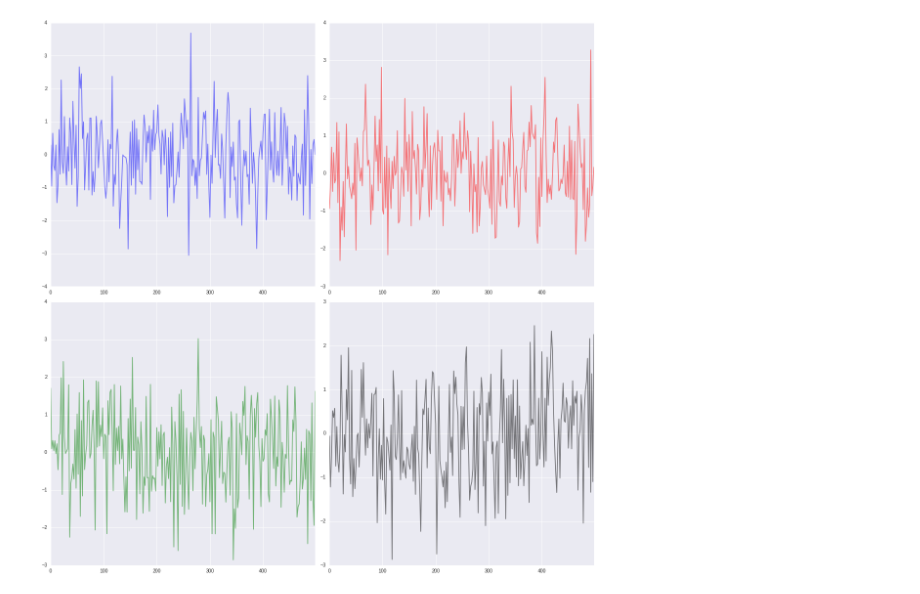
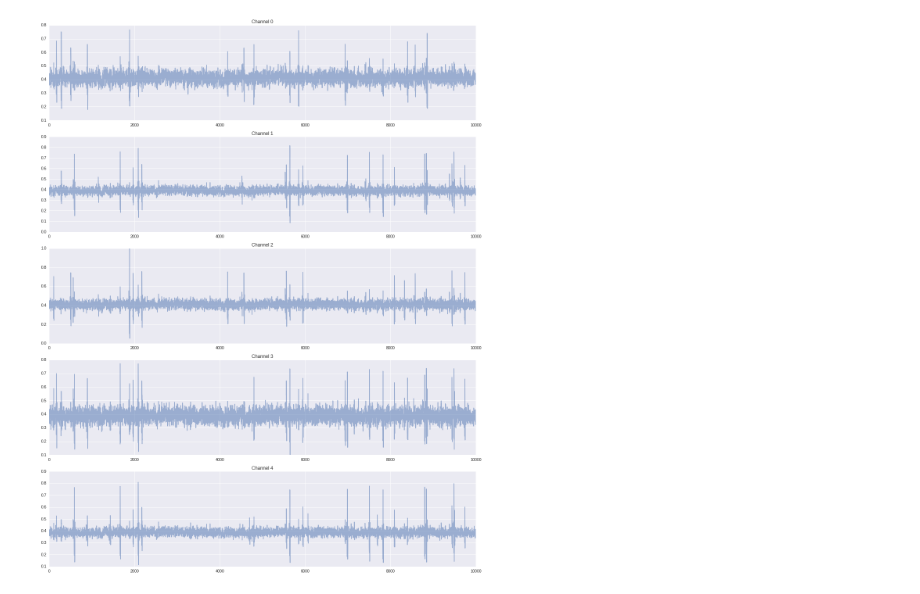
Before and after one commit to mtambos/neuralnets_project, a Jupyter notebook: src/NN_Project.ipynb, the cells around one changed output. Drawn from its saved outputs; the diff is of its cells as text; code cells hidden in the pictures.

```diff
--- a/src/NN_Project.ipynb
+++ b/src/NN_Project.ipynb
@@ -68,10 +22,0 @@ def generate_waveforms(channels_nr=4, waveforms_nr=2, data_len=10000, window_siz
-# %%
-data = pd.DataFrame(generate_waveforms())
-f, axes = plt.subplots(2, 2, figsize=(16, 16))
-data.iloc[:500:2, 0].plot(alpha=0.5, ax=axes[0, 0], c='b')
-data.iloc[:500:2, 1].plot(alpha=0.5, ax=axes[0, 1], c='r')
-data.iloc[:500:2, 2].plot(alpha=0.5, ax=axes[1, 0], c='g')
-data.iloc[:500:2, 3].plot(alpha=0.5, ax=axes[1, 1], c='k')
-f.tight_layout()
-# %% [output]
-[figure, removed]
@@ -77,0 +32,42 @@ f.tight_layout()
+# %%
+data_fname = '{}n_{}c_{}l.csv'.format(neuron_nr, channels_nr, data_len)
+firings_fname = '{}n_{}c_{}l_firings.csv'.format(neuron_nr, channels_nr, data_len)
+
+if os.path.exists(data_fname):
+    data = pd.read_csv(data_fname)
+    firings = pd.read_csv(firings_fname, index_col=0)
+    firings.columns = ['neuron', 'fire_idx']
+else:
+    data, neurons = generate_waveforms(data_len=data_len, channels_nr=channels_nr,
+                                       neuron_params=neuron_params, window_size=window_size)
+
+    data = pd.DataFrame(data)
+    data['index'] = data.index
+    data.to_csv(data_fname, index=False)
+
+    firings = [[i, j] for i, n in enumerate(neurons) for j in n['fire_seq']]
+    firings = pd.DataFrame(firings, columns=['neuron', 'fire_idx'])
+    firings.sort_values('fire_idx', inplace=True)
+    firings.set_index('fire_idx', drop=False, inplace=True)
+    firings.to_csv(firings_fname, index=False)
+# %%
+data = (data - data.min())/(data.max()-data.min())
+f, axes = plt.subplots(channels_nr, figsize=(16, 4*channels_nr))
+axes = axes.flatten()
+
+from_idx = 0
+to_idx = len(data)
+marker_size = 100
+
+cmap = sns.color_palette('Dark2', n_colors=neuron_nr)
+for c in range(channels_nr):
+    ax = axes[c]
+    ax.set_title('Channel {}'.format(c))
+    data.iloc[from_idx:to_idx, c].plot(alpha=0.5, ax=ax)
+    #for _, firing in firings[(from_idx <= firings.fire_idx)& (firings.fire_idx <= to_idx)].iterrows():
+    #    ax.axvspan(firing.fire_idx, firing.fire_idx + window_size,
+    #               facecolor=cmap[firing.neuron], alpha=0.3)
+
+f.tight_layout()
+# %% [output]
+[figure, added]
```
Also changed, not shown: parts of 12 cells of this notebook, 4 other files.
